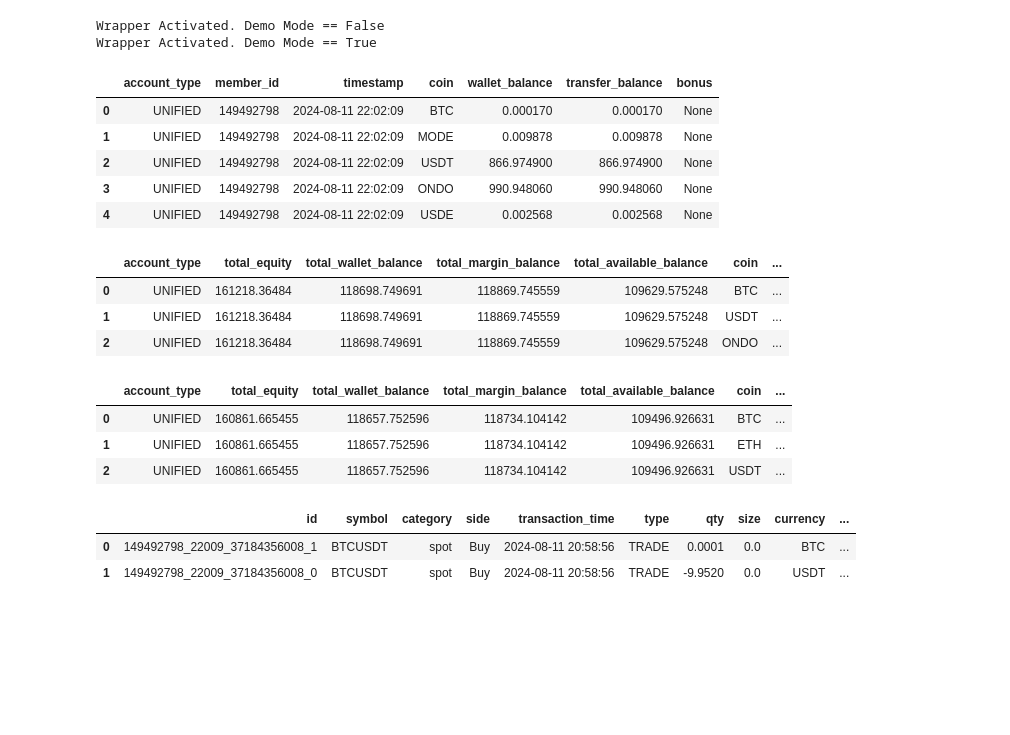
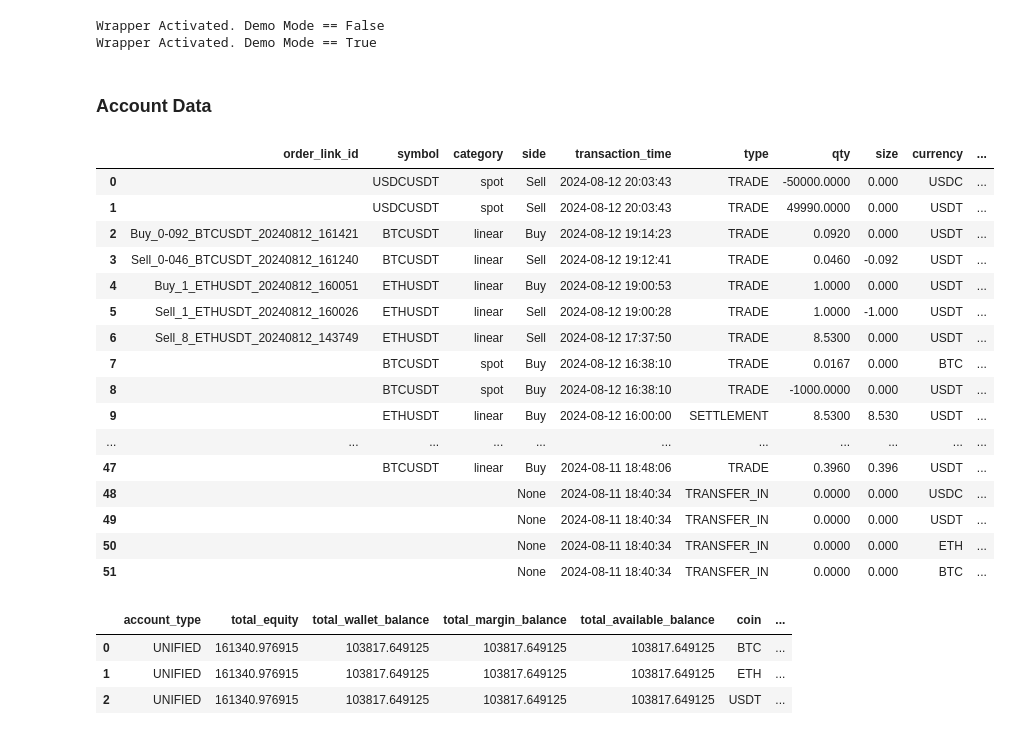
Before and after one commit to valterebelo/AlphaTraderSystem, a Jupyter notebook: alpha_trader/src/pybit.ipynb, the cells around one changed output. Drawn from its saved outputs; the diff is of its cells as text; code cells hidden in the pictures; blank space fills up the shorter version.

```diff
--- a/alpha_trader/src/pybit.ipynb
+++ b/alpha_trader/src/pybit.ipynb
@@ -191,34 +285,36 @@ test_wrapper=BybitWrapper(demo=True)
 # %% [output]
 Wrapper Activated. Demo Mode == False
 Wrapper Activated. Demo Mode == True
+# %% [markdown]
+### Account Data
 # %%
-wrapper.get_coin_balance() # not available in demo mode
+#wrapper.get_coin_balance() # not available in demo mode
-# %% [output]
-|  | account_type | member_id | timestamp | coin | wallet_balance | transfer_balance | bonus |
-| 0 | UNIFIED | 149492798 | 2024-08-11 22:02:09 | BTC | 0.000170 | 0.000170 | None |
-| 1 | UNIFIED | 149492798 | 2024-08-11 22:02:09 | MODE | 0.009878 | 0.009878 | None |
-| 2 | UNIFIED | 149492798 | 2024-08-11 22:02:09 | USDT | 866.974900 | 866.974900 | None |
-| 3 | UNIFIED | 149492798 | 2024-08-11 22:02:09 | ONDO | 990.948060 | 990.948060 | None |
-| 4 | UNIFIED | 149492798 | 2024-08-11 22:02:09 | USDE | 0.002568 | 0.002568 | None |
-# %%
-test_wrapper.wallet_balance(account_type='UNIFIED', coin='BTC,USDT,ONDO')
-# %% [output]
-|  | account_type | total_equity | total_wallet_balance | total_margin_balance | total_available_balance | coin | ... |
-| 0 | UNIFIED | 161218.36484 | 118698.749691 | 118869.745559 | 109629.575248 | BTC | ... |
-| 1 | UNIFIED | 161218.36484 | 118698.749691 | 118869.745559 | 109629.575248 | USDT | ... |
-| 2 | UNIFIED | 161218.36484 | 118698.749691 | 118869.745559 | 109629.575248 | ONDO | ... |
-# %%
-test_wrapper.wallet_balance(account_type='UNIFIED', coin='BTC,ETH,USDT')
-# %% [output]
-|  | account_type | total_equity | total_wallet_balance | total_margin_balance | total_available_balance | coin | ... |
-| 0 | UNIFIED | 160861.665455 | 118657.752596 | 118734.104142 | 109496.926631 | BTC | ... |
-| 1 | UNIFIED | 160861.665455 | 118657.752596 | 118734.104142 | 109496.926631 | ETH | ... |
-| 2 | UNIFIED | 160861.665455 | 118657.752596 | 118734.104142 | 109496.926631 | USDT | ... |
-# %%
-wrapper.transaction_log(market='spot') #spot, linear
-# %% [output]
-|  | id | symbol | category | side | transaction_time | type | qty | size | currency | ... |
-| 0 | 149492798_22009_37184356008_1 | BTCUSDT | spot | Buy | 2024-08-11 20:58:56 | TRADE | 0.0001 | 0.0 | BTC | ... |
-| 1 | 149492798_22009_37184356008_0 | BTCUSDT | spot | Buy | 2024-08-11 20:58:56 | TRADE | -9.9520 | 0.0 | USDT | ... |
+# %%
+test_wrapper.transaction_log()
+# %% [output]
+|  | order_link_id | symbol | category | side | transaction_time | type | qty | size | currency | ... |
+| 0 |  | USDCUSDT | spot | Sell | 2024-08-12 20:03:43 | TRADE | -50000.0000 | 0.000 | USDC | ... |
+| 1 |  | USDCUSDT | spot | Sell | 2024-08-12 20:03:43 | TRADE | 49990.0000 | 0.000 | USDT | ... |
+| 2 | Buy_0-092_BTCUSDT_20240812_161421 | BTCUSDT | linear | Buy | 2024-08-12 19:14:23 | TRADE | 0.0920 | 0.000 | USDT | ... |
+| 3 | Sell_0-046_BTCUSDT_20240812_161240 | BTCUSDT | linear | Sell | 2024-08-12 19:12:41 | TRADE | 0.0460 | -0.092 | USDT | ... |
+| 4 | Buy_1_ETHUSDT_20240812_160051 | ETHUSDT | linear | Buy | 2024-08-12 19:00:53 | TRADE | 1.0000 | 0.000 | USDT | ... |
+| 5 | Sell_1_ETHUSDT_20240812_160026 | ETHUSDT | linear | Sell | 2024-08-12 19:00:28 | TRADE | 1.0000 | -1.000 | USDT | ... |
+| 6 | Sell_8_ETHUSDT_20240812_143749 | ETHUSDT | linear | Sell | 2024-08-12 17:37:50 | TRADE | 8.5300 | 0.000 | USDT | ... |
+| 7 |  | BTCUSDT | spot | Buy | 2024-08-12 16:38:10 | TRADE | 0.0167 | 0.000 | BTC | ... |
+| 8 |  | BTCUSDT | spot | Buy | 2024-08-12 16:38:10 | TRADE | -1000.0000 | 0.000 | USDT | ... |
+| 9 |  | ETHUSDT | linear | Buy | 2024-08-12 16:00:00 | SETTLEMENT | 8.5300 | 8.530 | USDT | ... |
+| ... | ... | ... | ... | ... | ... | ... | ... | ... | ... | ... |
+| 47 |  | BTCUSDT | linear | Buy | 2024-08-11 18:48:06 | TRADE | 0.3960 | 0.396 | USDT | ... |
+| 48 |  |  |  | None | 2024-08-11 18:40:34 | TRANSFER_IN | 0.0000 | 0.000 | USDC | ... |
+| 49 |  |  |  | None | 2024-08-11 18:40:34 | TRANSFER_IN | 0.0000 | 0.000 | USDT | ... |
+| 50 |  |  |  | None | 2024-08-11 18:40:34 | TRANSFER_IN | 0.0000 | 0.000 | ETH | ... |
+| 51 |  |  |  | None | 2024-08-11 18:40:34 | TRANSFER_IN | 0.0000 | 0.000 | BTC | ... |
+# %%
+test_wrapper.wallet_balance()
+# %% [output]
+|  | account_type | total_equity | total_wallet_balance | total_margin_balance | total_available_balance | coin | ... |
+| 0 | UNIFIED | 161340.976915 | 103817.649125 | 103817.649125 | 103817.649125 | BTC | ... |
+| 1 | UNIFIED | 161340.976915 | 103817.649125 | 103817.649125 | 103817.649125 | ETH | ... |
+| 2 | UNIFIED | 161340.976915 | 103817.649125 | 103817.649125 | 103817.649125 | USDT | ... |
 # %%
 test_wrapper.wallet_balance(account_type='UNIFIED', coin='BTC')
```
Also changed, not shown: parts of 19 cells of this notebook, 2 other files.
